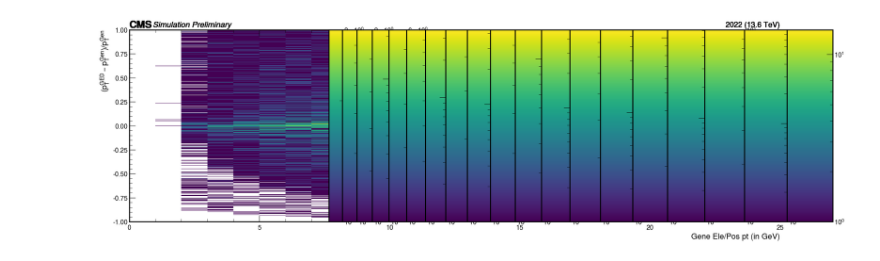
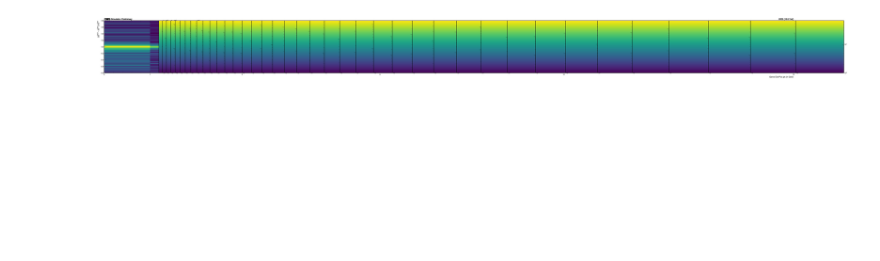
Before and after one commit to cms-idm/IDM, a Jupyter notebook: python_analysis/exampleNotebooks/Resolution nbs/DSCB sigmafit GED_equalbins-Final.ipynb, the cells around one changed output. Cells and saved outputs as stored; diff of their text form; code cells hidden in the pictures; blank space fills up the shorter version.

Commit message:
Resolution studies nbs

```diff
--- a/python_analysis/exampleNotebooks/Resolution nbs/DSCB sigmafit GED_equalbins-Final.ipynb
+++ b/python_analysis/exampleNotebooks/Resolution nbs/DSCB sigmafit GED_equalbins-Final.ipynb
@@ -20,7 +20,7 @@ sys.path.append("/uscms/home/reshmar/nobackup/IDMe_Run3_Collab/CMSSW_13_0_13/src
 import plotTools as ptools
 import utils
 # %%
-f_sig = "/uscms/home/reshmar/nobackup/IDMe_Run3_Collab/CMSSW_13_0_13/src/iDMe/python_analysis/coffea/AllInOne_2022/Resolution_DSCBsigma.coffea"
+f_sig = "/uscms/home/reshmar/nobackup/IDMe_Run3_Collab/CMSSW_13_0_13/src/iDMe/python_analysis/coffea/AllInOne_2022/Resolution_DSCBsigma_LXY_withmanysamples.coffea"
 
 sig_histo = util.load(f_sig) [0]
 # %%
@@ -55,6 +55,45 @@ style_2d_dict = {
 }
 
 #signal points
+# samples = {
+#     10:
+#     {
+#         0.1: [10],
+#         0.2: [1,100],
+#     },
+#     20:
+#     {
+
+#         0.2: [1, 100],
+#     },
+#     30:
+#     {
+#         0.1: [10],
+#         0.2: [1,100]
+#     },
+#     40:
+#     {
+#         0.2: [1, 100],
+#     },
+#     50:
+#     {
+#         0.1: [10],
+#         0.2: [1,100],
+#     },
+#     60:
+#     {
+#          0.2: [1,100],
+#     },
+#     70:
+#     {
+#          0.2: [1,100],
+#     },
+#     80:
+#     {
+#          0.2: [1,100],
+#     }
+
+# }
 samples = {
     10:
     {
@@ -64,7 +103,8 @@ samples = {
     20:
     {
 
-        0.2: [1, 100],
+        0.2: [1,100],
+
     },
     30:
     {
@@ -82,19 +122,27 @@ samples = {
     },
     60:
     {
-         0.2: [1,100],
+         0.2: [1, 100],
+         0.1: [1,10, 100]
     },
     70:
-    {
+    {    0.1: [1,100],
          0.2: [1,100],
     },
     80:
-    {
+    {    0.1: [1,10,100],
          0.2: [1,100],
+    },
+    90:
+    {    0.1: [1,10,100],
+         0.2: [1,10,100],
+    },
+    100:
+    {    0.1: [1,10,100],
+         0.2: [1,10,100],
     }
 
 }
-
 
 h_list_lpt=[]
 h_sum_lpt = None
@@ -117,4 +178,4 @@ Hist(
-[figure, old version]
+[figure, new version]
 # %%
 #When NO GROUPING:
 first_data = []
```
Also changed, not shown: parts of 6 cells of this notebook, 2 other files.
